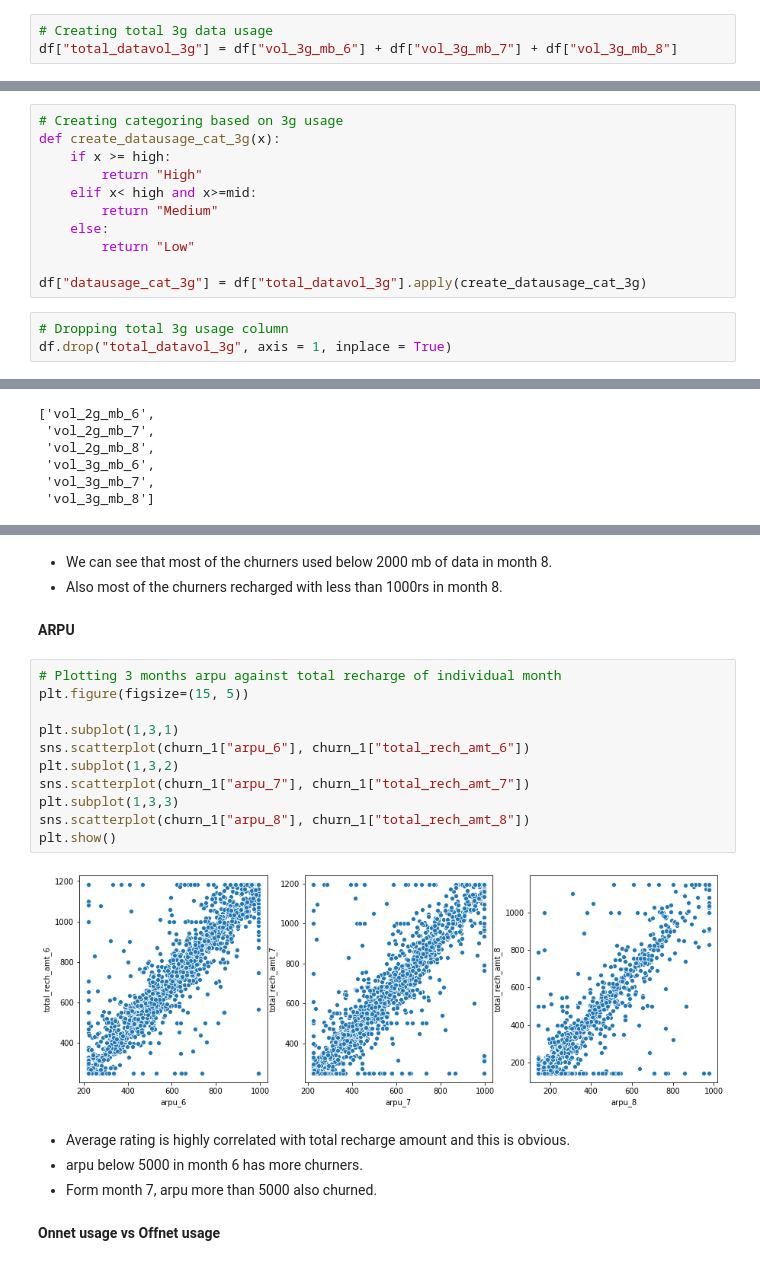
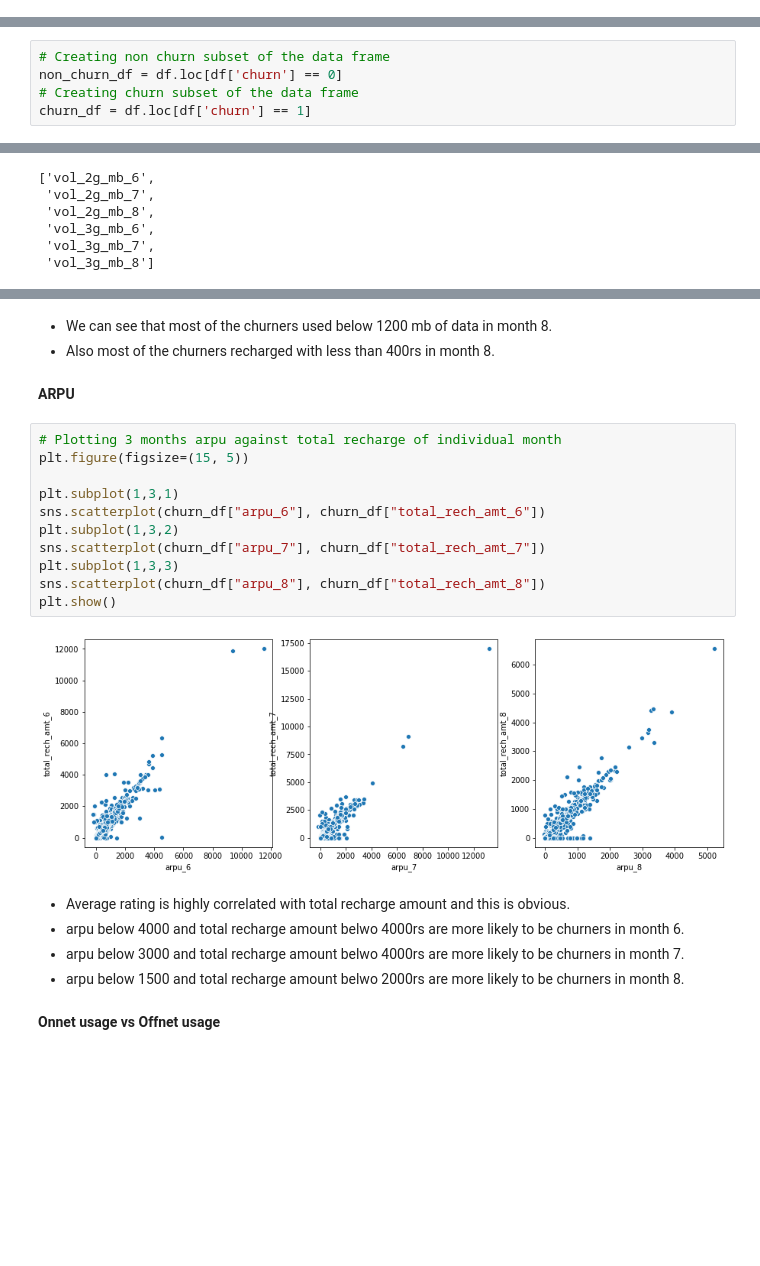
Before and after one commit to anirban-s/telecom-churn-case-study, a Jupyter notebook: Telecom Churn Case Study.ipynb, the cells around one changed output, grey strips where cells are left out. Saved outputs shown, nothing was run; the diff lists cells and outputs as text; blank space fills up the shorter version.

```diff
--- a/Telecom Churn Case Study.ipynb
+++ b/Telecom Churn Case Study.ipynb
@@ -650,3 +602,0 @@ df.drop("total_datavol_2g", axis = 1, inplace = True)
-# %%
-# Creating total 3g data usage
-df["total_datavol_3g"] = df["vol_3g_mb_6"] + df["vol_3g_mb_7"] + df["vol_3g_mb_8"]
@@ -665,17 +603,3 @@ high, mid
-# %%
-# Creating categoring based on 3g usage
-def create_datausage_cat_3g(x):
-    if x >= high:
-        return "High"
-    elif x< high and x>=mid:
-        return "Medium"
-    else:
-        return "Low"
-
-df["datausage_cat_3g"] = df["total_datavol_3g"].apply(create_datausage_cat_3g)
-# %%
-# Dropping total 3g usage column
-df.drop("total_datavol_3g", axis = 1, inplace = True)
 # %%
 df.head()
 # %% [output]
@@ -809,0 +619,5 @@ Here also we see the similar pattern. People who did not rechanrged or less numb
+# %%
+# Creating non churn subset of the data frame
+non_churn_df = df.loc[df['churn'] == 0]
+# Creating churn subset of the data frame
+churn_df = df.loc[df['churn'] == 1]
@@ -953,24 +864,25 @@ plt.show()
 # %% [markdown]
-- We can see that most of the churners used below 2000 mb of data in month 8.
-- Also most of the churners recharged with less than 1000rs in month 8.
+- We can see that most of the churners used below 1200 mb of data in month 8.
+- Also most of the churners recharged with less than 400rs in month 8.
 # %% [markdown]
 **ARPU**
 # %%
 # Plotting 3 months arpu against total recharge of individual month
 plt.figure(figsize=(15, 5))
 
 plt.subplot(1,3,1)
-sns.scatterplot(churn_1["arpu_6"], churn_1["total_rech_amt_6"])
+sns.scatterplot(churn_df["arpu_6"], churn_df["total_rech_amt_6"])
 plt.subplot(1,3,2)
-sns.scatterplot(churn_1["arpu_7"], churn_1["total_rech_amt_7"])
+sns.scatterplot(churn_df["arpu_7"], churn_df["total_rech_amt_7"])
 plt.subplot(1,3,3)
-sns.scatterplot(churn_1["arpu_8"], churn_1["total_rech_amt_8"])
+sns.scatterplot(churn_df["arpu_8"], churn_df["total_rech_amt_8"])
 plt.show()
 # %% [output]
-[figure, old version]
+[figure, new version]
 # %% [markdown]
 - Average rating is highly correlated with total recharge amount and this is obvious.
-- arpu below 5000 in month 6 has more churners.
-- Form month 7, arpu more than 5000 also churned.
+- arpu below 4000 and total recharge amount belwo 4000rs are more likely to be churners in month 6.
+- arpu below 3000 and total recharge amount belwo 4000rs are more likely to be churners in month 7.
+- arpu below 1500 and total recharge amount belwo 2000rs are more likely to be churners in month 8.
 # %% [markdown]
 **Onnet usage vs Offnet usage**
```
Also changed, not shown: parts of 333 cells of this notebook, 3 other files.
